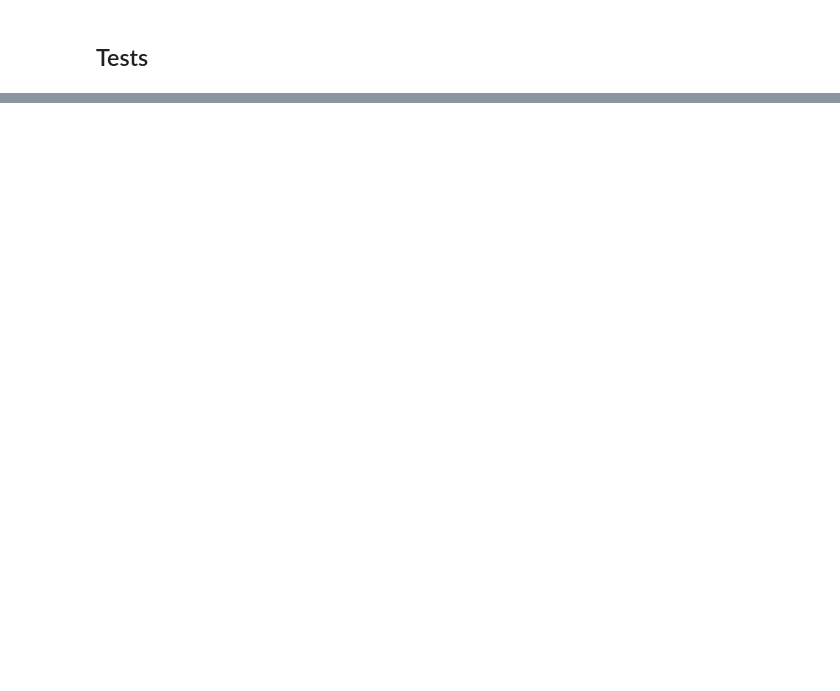
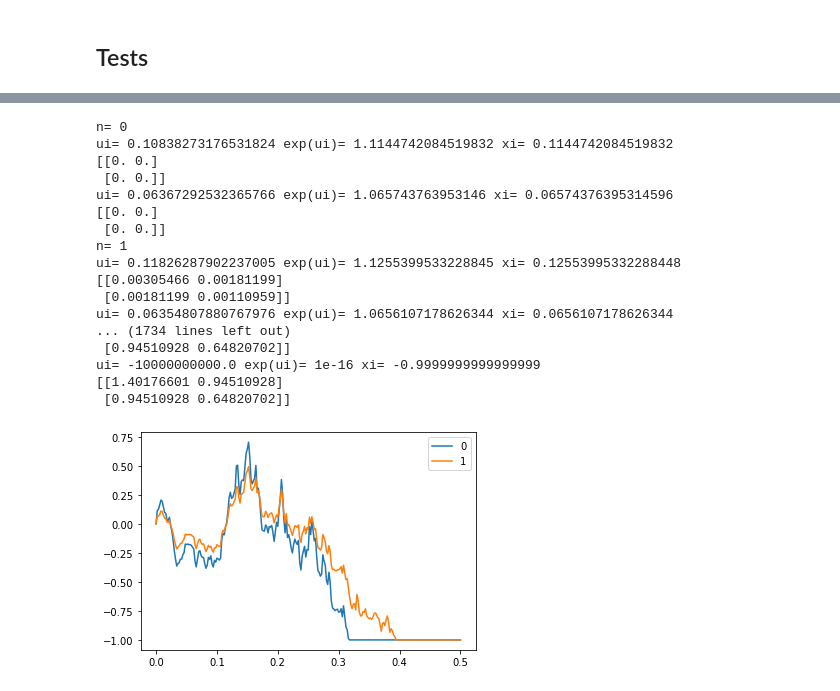
Before and after one commit to AlexisHoussard/Stage-Awalee-2021, a Jupyter notebook: Multidim.ipynb, the cells around one changed output, grey strips where cells are left out. Cells and saved outputs as stored; diff of their text form; code cells hidden in the pictures; blank space fills up the shorter version.

```diff
--- a/Multidim.ipynb
+++ b/Multidim.ipynb
@@ -187,0 +362,74 @@ I,X,Y = simul_multi(M,N,T0,d,chi,delta,init_forward,corr_mat,lmbda,a,b)
+# %%
+#Test log Euler
+import matplotlib.pyplot as plt
+T0 = 0.5
+N = 250
+dt = T0/N
+curve = np.zeros((d,N+1))
+v_uni = vecteur_uni(d)
+chi_mat = diag(chi)
+Df = D(corr_mat) #matrice de corrélation constante
+I = np.zeros(d)
+x = np.zeros(d)
+u = np.array([np.log(a[i]/b[i]) for i in range(d)])
+y = np.zeros((d,d))
+Z = np.random.standard_normal(N*d)
+absc = [j*dt for j in range(N+1)]
+
+
+for n in range(N):
+    t = n * dt
+
+    #construction de sigma
+    H_tild = H_tilde(chi,delta,d)
+    ft = f(t,chi,delta,d,init_forward,x,y)
+    diag_sigmaf = [lmbda[k] * (a[k] + b[k]*ft[k]) for k in range(d)]
+    sigma_f = diag(diag_sigmaf)
+    sigma_n = H_tild.dot(sigma_f.dot(np.transpose(Df)))
+    # incrément brownien
+    incr = math.sqrt(dt)*np.array([Z[n*d+j] for j in range(d)])
+
+    I = I - x * dt
+    print("n=",n)
+    for i in range(d):
+        temp = 1/(x[i]+a[i]/b[i])
+        saut = temp * (y[i].dot(v_uni) - chi[i]*x[i] - 0.5 * temp * sigma_n[i].dot(np.transpose(sigma_n[i]))) * dt + temp * sigma_n[i].dot(incr)
+        sign = -1 + 2*(u[i] + saut>0)
+        if(np.absolute(u[i] + saut) > 1e10):
+            u[i] = sign * 1e10
+        else:
+            u[i] = u[i] + saut
+        exp_u = np.exp(u[i])
+        if(exp_u < 1e-16):
+            exp_u = 1e-16  #Borné à 1e-16 car si plus petit, exp_u - ai/bi = -ai/bi et division par zero
+        x[i] = exp_u - a[i]/b[i]
+        curve[i][n+1] = x[i]
+        print("ui=",u[i],"exp(ui)=",exp_u,"xi=",x[i])
+        print(y)
+
+    y = lim_diffy(d,y + (sigma_n.dot(np.transpose(sigma_n)) - chi_mat.dot(y) - y.dot(chi_mat)) * dt)
+    #y =y + (sigma_n.dot(np.transpose(sigma_n)) - chi_mat.dot(y) - y.dot(chi_mat)) * dt
+
+for index in range(d):
+    plt.plot(absc,curve[index],label=str(index))
+plt.legend()
+plt.show()
+# %% [output]
+n= 0
+ui= 0.10838273176531824 exp(ui)= 1.1144742084519832 xi= 0.1144742084519832
+[[0. 0.]
+ [0. 0.]]
+ui= 0.06367292532365766 exp(ui)= 1.065743763953146 xi= 0.06574376395314596
+[[0. 0.]
+ [0. 0.]]
+n= 1
+ui= 0.11826287902237005 exp(ui)= 1.1255399533228845 xi= 0.12553995332288448
+[[0.00305466 0.00181199]
+ [0.00181199 0.00110959]]
+ui= 0.06354807880767976 exp(ui)= 1.0656107178626344 xi= 0.0656107178626344
+... (1734 lines left out)
+ [0.94510928 0.64820702]]
+ui= -10000000000.0 exp(ui)= 1e-16 xi= -0.9999999999999999
+[[1.40176601 0.94510928]
+ [0.94510928 0.64820702]]
+[figure, added]
```
Also changed, not shown: parts of 38 cells of this notebook.
